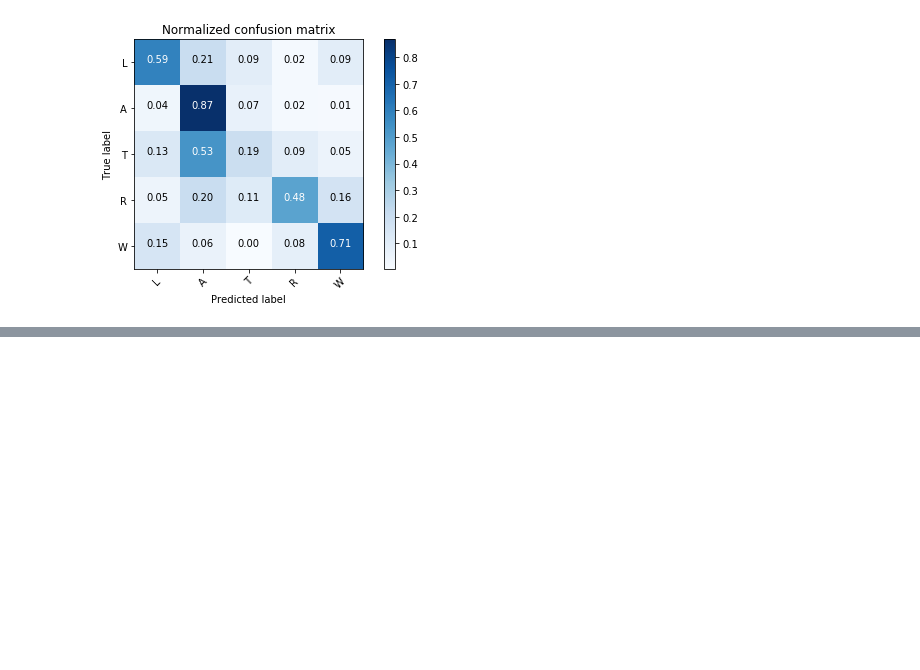
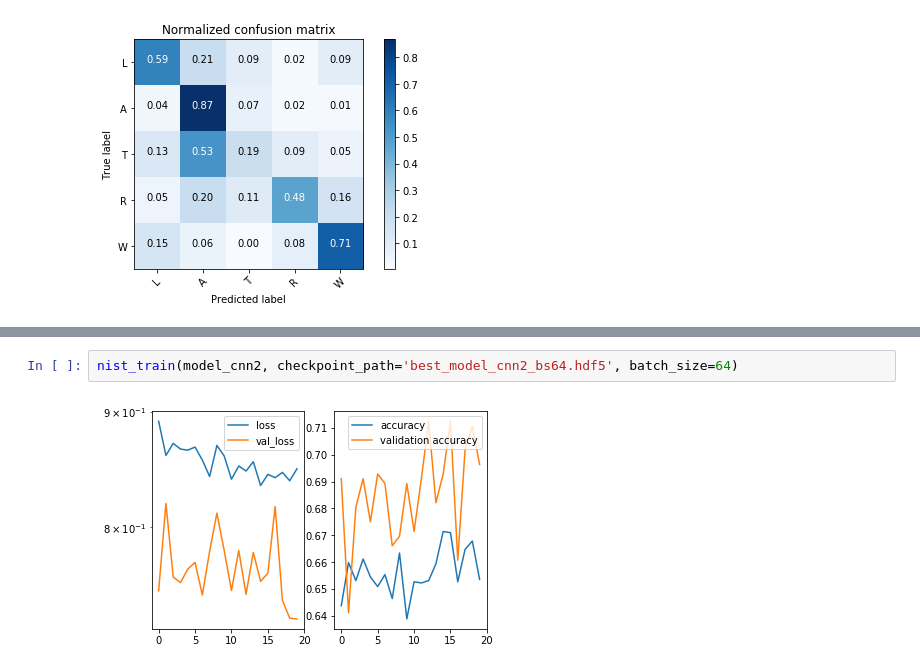
Before and after one commit to tibaes/capstone, a Jupyter notebook: project.ipynb, the cells around one changed output, grey strips where cells are left out. Drawn from its saved outputs; the diff is of its cells as text; blank space fills up the shorter version.

```diff
--- a/project.ipynb
+++ b/project.ipynb
@@ -406,0 +437,4 @@ Normalized confusion matrix
+# %%
+nist_train(model_cnn2, checkpoint_path='best_model_cnn2_bs64.hdf5', batch_size=64)
+# %% [output]
+[figure, added]
```
Also changed, not shown: parts of 6 cells of this notebook.
